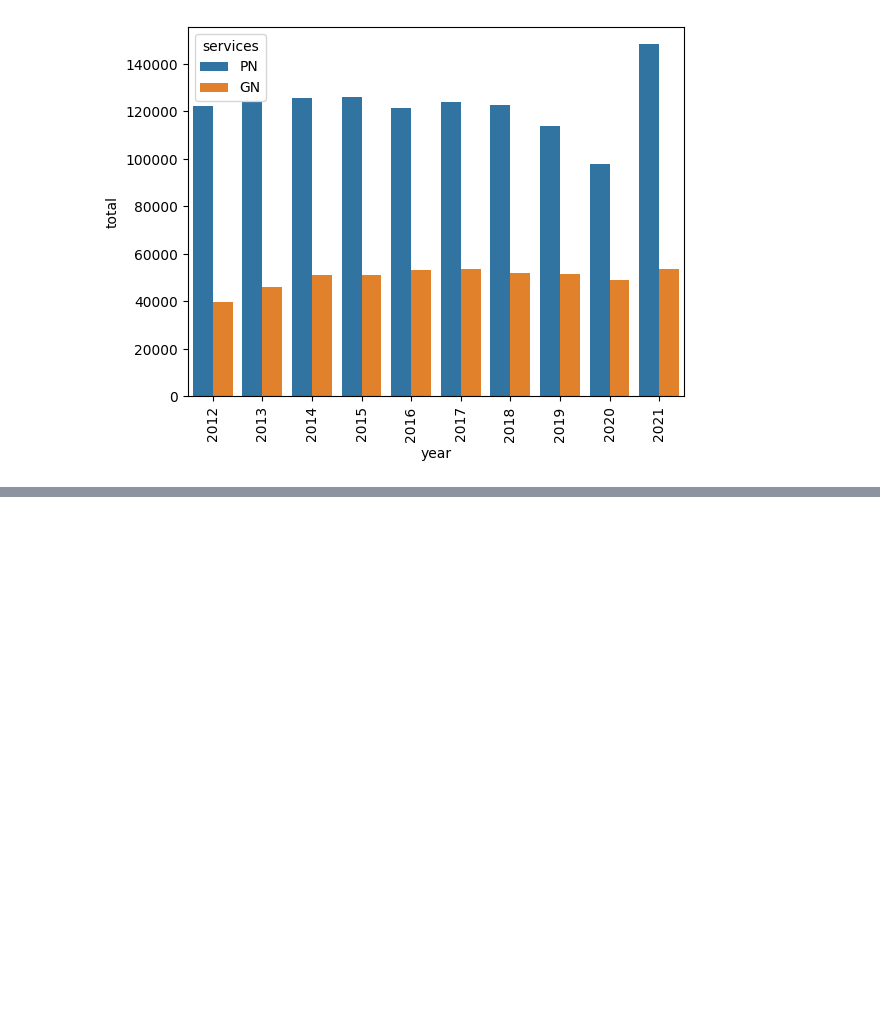
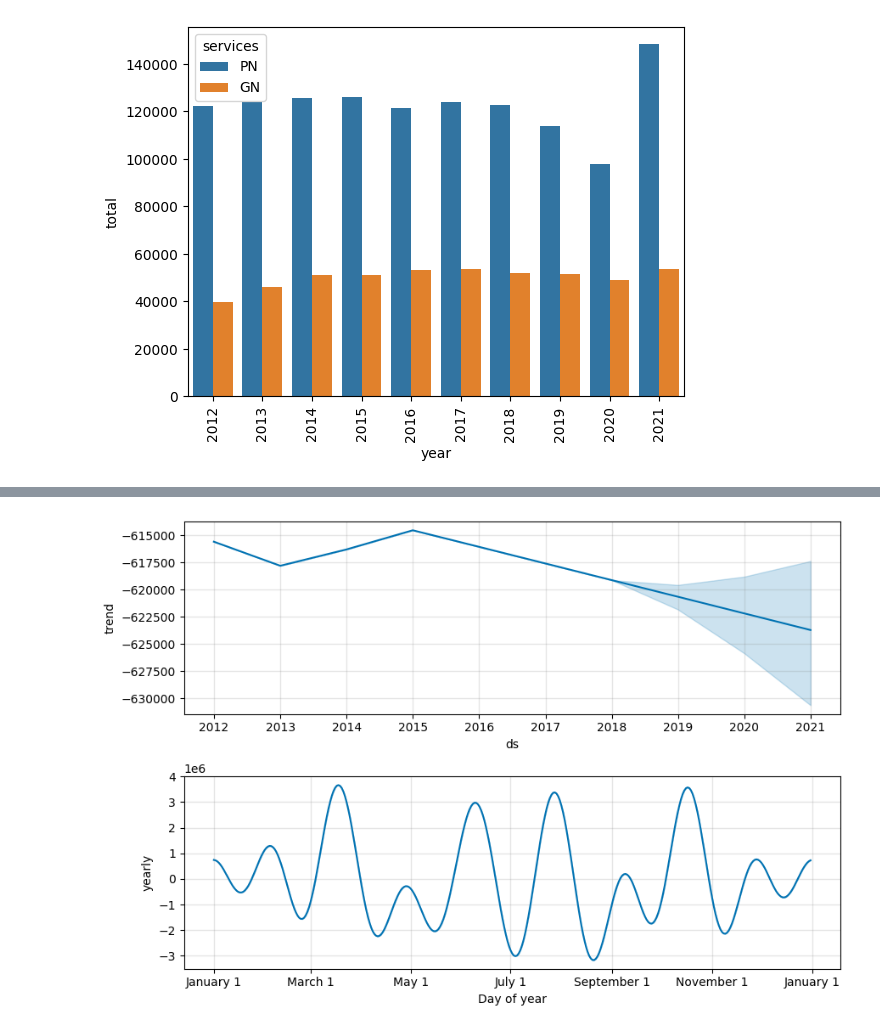
Before and after one commit to LoicLeguille/crimes-delits, a Jupyter notebook: main.ipynb, the cells around one changed output, grey strips where cells are left out. Saved outputs shown, nothing was run; the diff lists cells and outputs as text; code cells hidden in the pictures; blank space fills up the shorter version.

```diff
--- a/main.ipynb
+++ b/main.ipynb
@@ -116,0 +179,4 @@ plt.show()
+# %%
+fig = prophet_model.plot_components(forecast_crimes)
+# %% [output]
+[figure, added]
```
Also changed, not shown: parts of 26 cells of this notebook, 1 other file.
